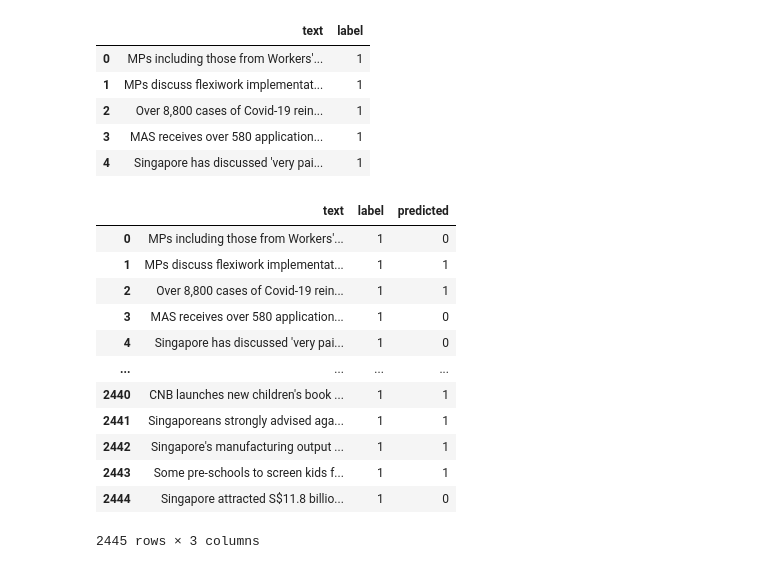
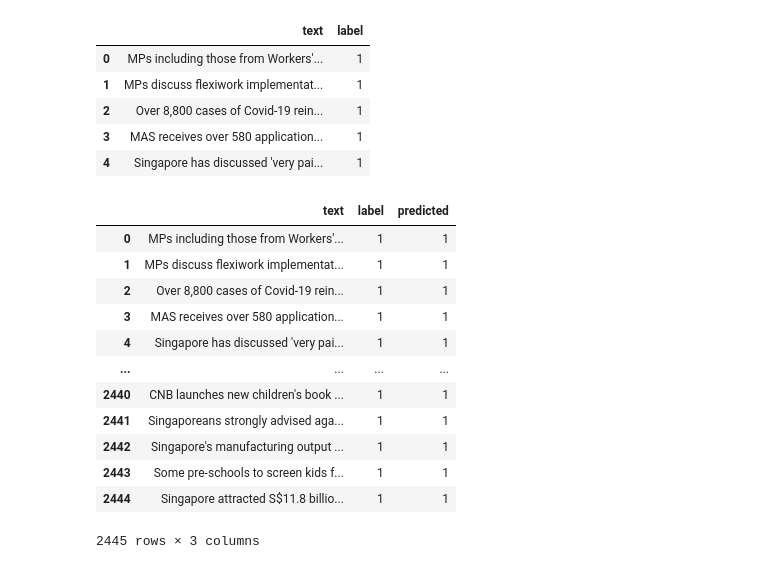
Before and after one commit to codemugger/BERT-Model-for-Fake-News-Classification-, a Jupyter notebook: bert_fakenews.ipynb, the cells around one changed output. Saved outputs shown, nothing was run; the diff lists cells and outputs as text; code cells hidden in the pictures.

```diff
--- a/bert_fakenews.ipynb
+++ b/bert_fakenews.ipynb
@@ -29,6 +29,6 @@ def df_to_dataset(dataframe, shuffle=True, batch_size=32):
         batch_size)
   return ds
 # %%
-ds = pd.read_csv('train_clean.csv')
+ds = pd.read_csv('main.csv')
 ds.head()
 # %% [output]
@@ -41,9 +41,8 @@ ds.head()
 # %%
-#ds['text'] = ds['title'] + ' ' + ds['text']
-ds.pop('id')
-#ds.pop('title')
-#ds.pop('author')
-ds.pop(ds.columns[0])
+ds['text'] = ds['title'] + ' ' + ds['text']
+#ds.pop('id')
+ds.pop('title')
+ds.pop('author')
 ds.head()
 # %% [output]
 |  | text | label |
@@ -444,23 +442,23 @@ C.to_csv('test_ds_explorer.csv')
 # %%
 # We now proceed to sieve out the validation set (Basically the local news ones where all are presumed to be True - 1)
 validate_sigma
 wtf = pd.DataFrame({'predicted': prediction_list})
 
 
 D = validate_sigma.reset_index(drop=True).join(wtf)
-#D.to_csv('validation_ds_explorer.csv')
+D.to_csv('validation_ds_explorer.csv')
 D
 # %% [output]
 |  | text | label | predicted |
-| 0 | MPs including those from Workers'... | 1 | 0 |
+| 0 | MPs including those from Workers'... | 1 | 1 |
 | 1 | MPs discuss flexiwork implementat... | 1 | 1 |
 | 2 | Over 8,800 cases of Covid-19 rein... | 1 | 1 |
-| 3 | MAS receives over 580 application... | 1 | 0 |
-| 4 | Singapore has discussed 'very pai... | 1 | 0 |
+| 3 | MAS receives over 580 application... | 1 | 1 |
+| 4 | Singapore has discussed 'very pai... | 1 | 1 |
 | ... | ... | ... | ... |
 | 2440 | CNB launches new children's book ... | 1 | 1 |
 | 2441 | Singaporeans strongly advised aga... | 1 | 1 |
 | 2442 | Singapore's manufacturing output ... | 1 | 1 |
 | 2443 | Some pre-schools to screen kids f... | 1 | 1 |
-| 2444 | Singapore attracted S$11.8 billio... | 1 | 0 |
+| 2444 | Singapore attracted S$11.8 billio... | 1 | 1 |
 2445 rows × 3 columns
```
Also changed, not shown: parts of 10 cells of this notebook, 26 other files.
